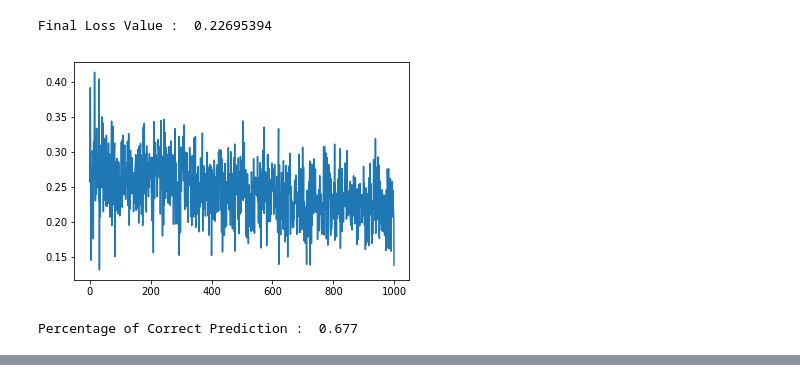
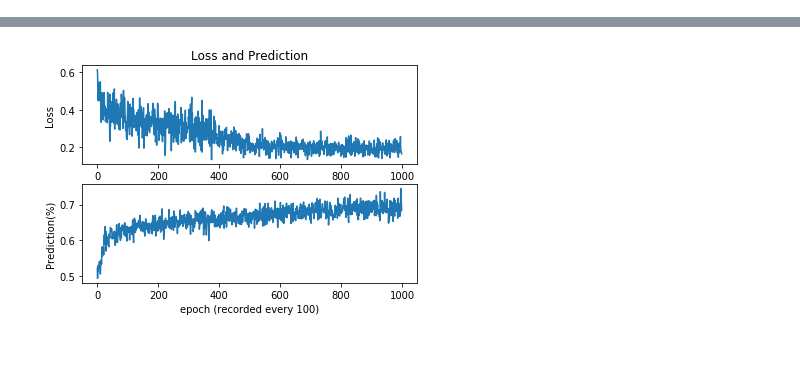
Before and after one commit to skim0119/chess_godeep, a Jupyter notebook: cnn.ipynb, the cells around one changed output, grey strips where cells are left out. Saved outputs shown, nothing was run; the diff lists cells and outputs as text; code cells hidden in the pictures; blank space fills up the shorter version.

```diff
--- a/cnn.ipynb
+++ b/cnn.ipynb
@@ -17,5 +28,8 @@ t_train = np.stack(t_train)
 # %%
 def batch_data(size, x_train, t_train):
+    """
+    This method pulls mini-batch from x_train and t_train
+    """
     sup_index = len(x_train)
     indices = np.random.randint(0,sup_index,size)
     return x_train[indices], t_train[indices]
@@ -23,8 +37,8 @@ def batch_data(size, x_train, t_train):
 #Graph
 tf.reset_default_graph()
 
-x = tf.placeholder(tf.float32, shape=(None, 8, 8, 6)) # input layer
-t = tf.placeholder(tf.float32, shape=(None, 2)) # return probability of either side winning (sigmoid)
+x = tf.placeholder(tf.float32, shape=(None, 8, 8, 6)) # input layer (one-hot board)
+t = tf.placeholder(tf.float32, shape=(None, 2)) # return probability of winning (sigmoid)
 
 global_step = tf.Variable(0, trainable=False, name='global_step')
 
@@ -33,19 +47,27 @@ with tf.name_scope('conv1'):
     # input : [8, 8, 6]
     # output : [4,4,24]
     kernel_1 = tf.Variable(tf.random_uniform([2,2,6,24], -1.0, 1.0))
-    conv1 = tf.nn.conv2d(x, kernel_1, strides=[1,1,1,1], padding = 'SAME')
+    conv1 = tf.nn.conv2d(x,
+                         kernel_1,
+                         strides=[1,1,1,1],
+                         padding = 'SAME')
     conv1_act = tf.nn.relu(conv1)
-    conv1_pool = tf.nn.max_pool(conv1_act, ksize=[1,2,2,1], strides=[1,2,2,1], padding = 'SAME')
+    conv1_pool = tf.nn.max_pool(conv1_act,
+                                ksize=[1,2,2,1],
+                                strides=[1,2,2,1],
+                                padding = 'SAME')
     #x = tf.nn.dropout(x, 0.5)
 
 with tf.name_scope('conv2'):
-    # First convolution filter with kernel size 2x2
+    # Second convolution filter with kernel size 2x2
     # input : [4,4,24]
     # output : [4,4,48]
     kernel_2 = tf.Variable(tf.random_uniform([2,2,24,48], -1.0, 1.0))
-    conv2 = tf.nn.conv2d(conv1_pool, kernel_2, strides=[1,1,1,1], padding = 'SAME')
+    conv2 = tf.nn.conv2d(conv1_pool,
+                         kernel_2,
+                         strides=[1,1,1,1],
+                         padding = 'SAME')
     conv2_act = tf.nn.relu(conv2)
-    #x = tf.nn.max_pool(x, ksize=[1,2,2,1], strides=[1,1,1,1], padding = 'SAME')
 
 with tf.name_scope('Dense1'):
     length = 4*4*48
@@ -54,7 +76,6 @@ with tf.name_scope('Dense1'):
     bias_1 = tf.Variable(tf.truncated_normal(shape=[2]))
     dense1 = tf.matmul(x_flat, weight_1) + bias_1
     output = tf.sigmoid(dense1)
-
 """
 with tf.name_scope('Dense2'):
     # softmax
@@ -67,6 +88,9 @@ with tf.name_scope('optimizer'):
     Loss = tf.reduce_mean(tf.square(output - t))
     Optimizer = tf.train.AdamOptimizer().minimize(Loss, global_step=global_step)
     tf.summary.scalar('loss', Loss)
+
+# Save
+merged = tf.summary.merge_all()
 # %%
 # Session
 sess = tf.Session()
@@ -109,22 +149,15 @@ INFO:tensorflow:Restoring parameters from ./model/chess.ckpt-35000
-# %%
-# Loss Graph
-plt.plot(loss_table[1::10]) # Draw loss graph for every 10 training epoch
-print('Final Loss Value : ', loss_table[-1])
-# %% [output]
-Final Loss Value :  0.22695394
-[figure, removed]
-# %%
-# Prediction and Accuracy
-sample_size = 1000
-x_test, t_test = batch_data(sample_size, x_train, t_train)
-result = sess.run(output, feed_dict={x:x_test})
-
-correct_prediction = 0
-for i in range(sample_size):
-    if (result[i][0] > result[i][1] and t_test[i][0]) \
-        or (result[i][0] < result[i][1] and t_test[i][1]): # Black winning prediction
-        correct_prediction += 1
-
-print("Percentage of Correct Prediction : ", correct_prediction / sample_size)
-# %% [output]
-Percentage of Correct Prediction :  0.677
+# %%
+# Pred/Loss Graph
+plt.subplot(2, 1, 1)
+plt.plot(loss_table)
+plt.title('Loss and Prediction')
+plt.ylabel('Loss')
+
+plt.subplot(2, 1, 2)
+plt.plot(pred_table)
+plt.xlabel('epoch (recorded every 100)')
+plt.ylabel('Prediction(%)')
+
+print('Average of Last 10 Loss : ', sum(loss_table[-10:])/10)
+print('Last Prediction : ', "{0:0.2f}".format(pred_table[-1]*100),'%')
+# %% [output]
@@ -130,0 +166 @@ Percentage of Correct Prediction :  0.677
+[figure, added]
```
Also changed, not shown: parts of 5 cells of this notebook, 41 other files.
